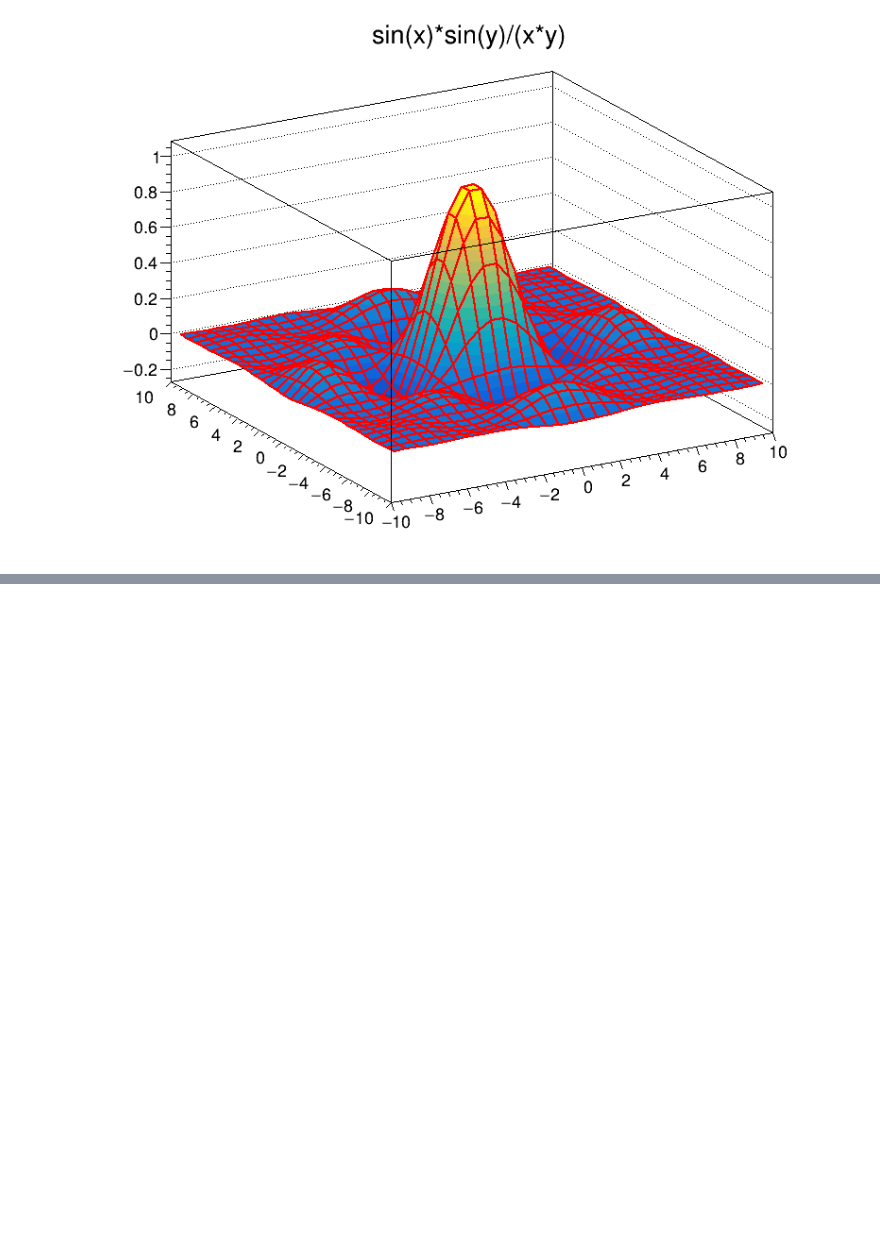
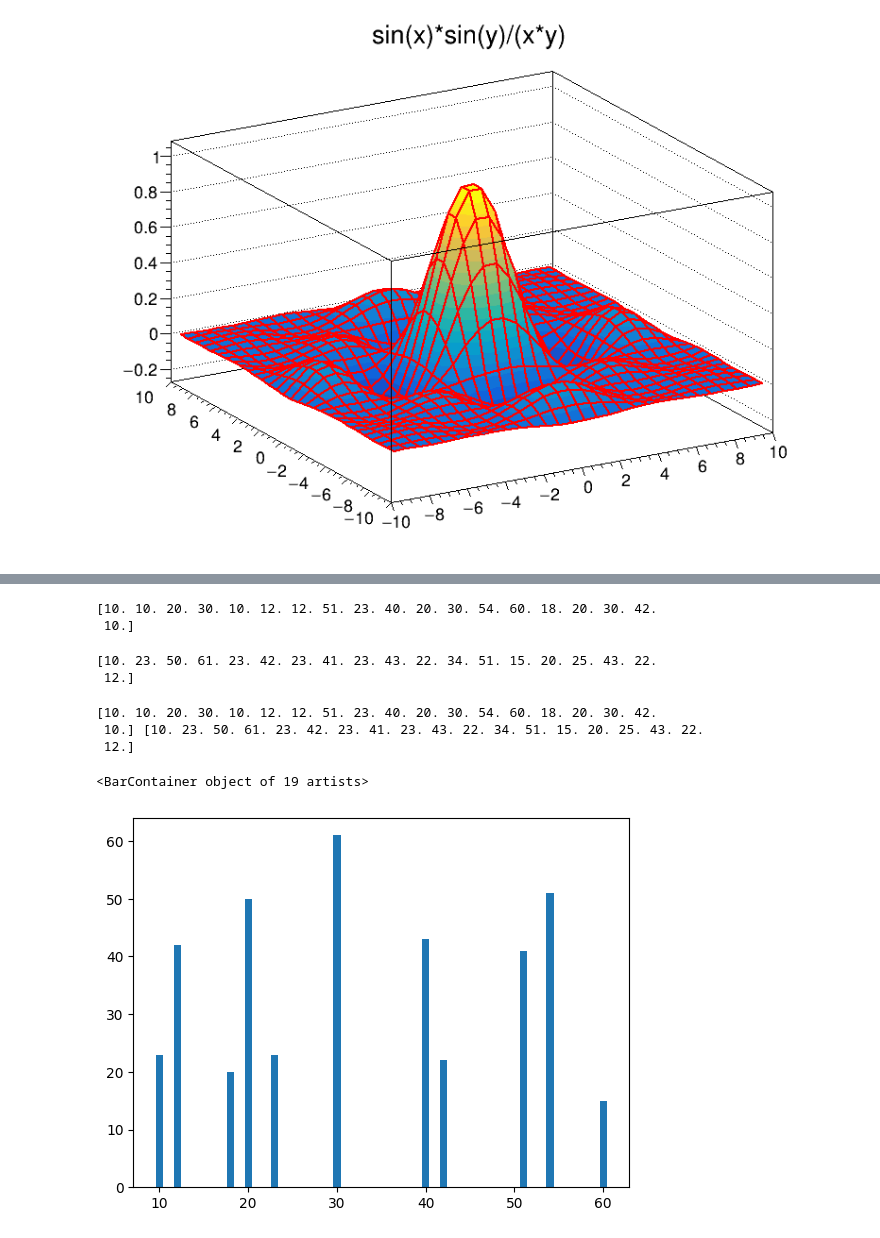
Before and after one commit to navaneethsrinath/RootPractice, a Jupyter notebook: cosmicraypractice.ipynb, the cells around one changed output, grey strips where cells are left out. Drawn from its saved outputs; the diff is of its cells as text; code cells hidden in the pictures; blank space fills up the shorter version.

Commit message:
Creating charts from txt data file

```diff
--- a/cosmicraypractice.ipynb
+++ b/cosmicraypractice.ipynb
@@ -42,0 +55,2 @@ pip3 install matplotlib
+# %%
+array = np.loadtxt("data/dataset.txt")
@@ -42,0 +64,25 @@ pip3 install matplotlib
+# %%
+x = array[0]
+# %%
+print(x)
+# %% [output]
+[10. 10. 20. 30. 10. 12. 12. 51. 23. 40. 20. 30. 54. 60. 18. 20. 30. 42.
+ 10.]
+# %%
+y = array[1]
+# %%
+print(y)
+# %% [output]
+[10. 23. 50. 61. 23. 42. 23. 41. 23. 43. 22. 34. 51. 15. 20. 25. 43. 22.
+ 12.]
+# %%
+print(x,y)
+# %% [output]
+[10. 10. 20. 30. 10. 12. 12. 51. 23. 40. 20. 30. 54. 60. 18. 20. 30. 42.
+ 10.] [10. 23. 50. 61. 23. 42. 23. 41. 23. 43. 22. 34. 51. 15. 20. 25. 43. 22.
+ 12.]
+# %%
+plt.bar(x,y)
+# %% [output]
+<BarContainer object of 19 artists>
+[figure, added]
```
Also changed, not shown: parts of 12 cells of this notebook.
